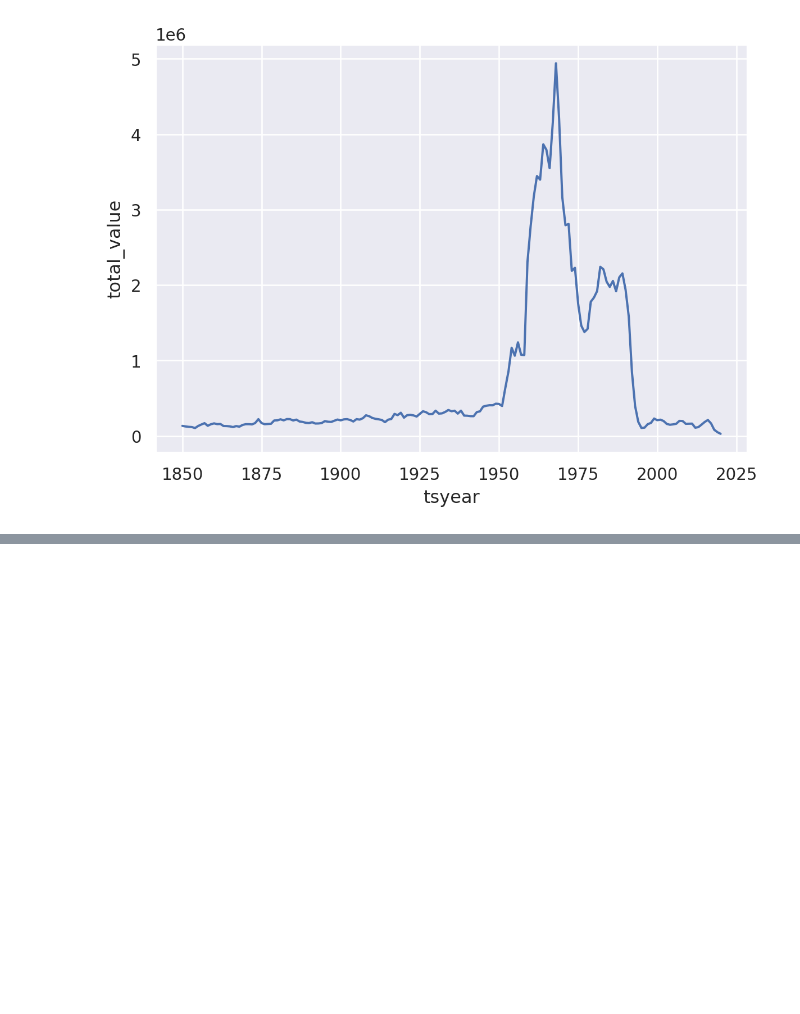
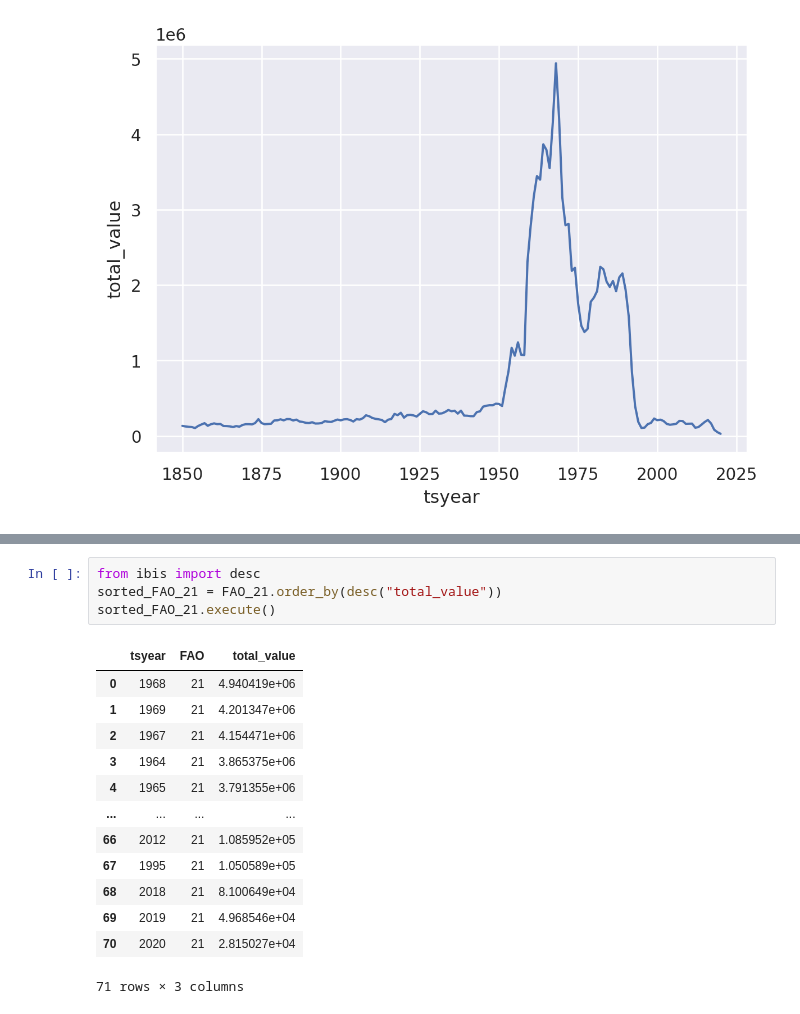
Before and after one commit to espm-288/fish-fishy-fish, a Jupyter notebook: notebook.ipynb, the cells around one changed output, grey strips where cells are left out. Cells and saved outputs as stored; diff of their text form; blank space fills up the shorter version.

```diff
--- a/notebook.ipynb
+++ b/notebook.ipynb
@@ -157,0 +168,18 @@ We seek to replicate the temporal trend in stock declines shown in [Worm et al 2
+# %%
+from ibis import desc
+sorted_FAO_21 = FAO_21.order_by(desc("total_value"))
+sorted_FAO_21.execute()
+# %% [output]
+|  | tsyear | FAO | total_value |
+| 0 | 1968 | 21 | 4.940419e+06 |
+| 1 | 1969 | 21 | 4.201347e+06 |
+| 2 | 1967 | 21 | 4.154471e+06 |
+| 3 | 1964 | 21 | 3.865375e+06 |
+| 4 | 1965 | 21 | 3.791355e+06 |
+| ... | ... | ... | ... |
+| 66 | 2012 | 21 | 1.085952e+05 |
+| 67 | 1995 | 21 | 1.050589e+05 |
+| 68 | 2018 | 21 | 8.100649e+04 |
+| 69 | 2019 | 21 | 4.968546e+04 |
+| 70 | 2020 | 21 | 2.815027e+04 |
+71 rows × 3 columns
```
Also changed, not shown: parts of 8 cells of this notebook.
